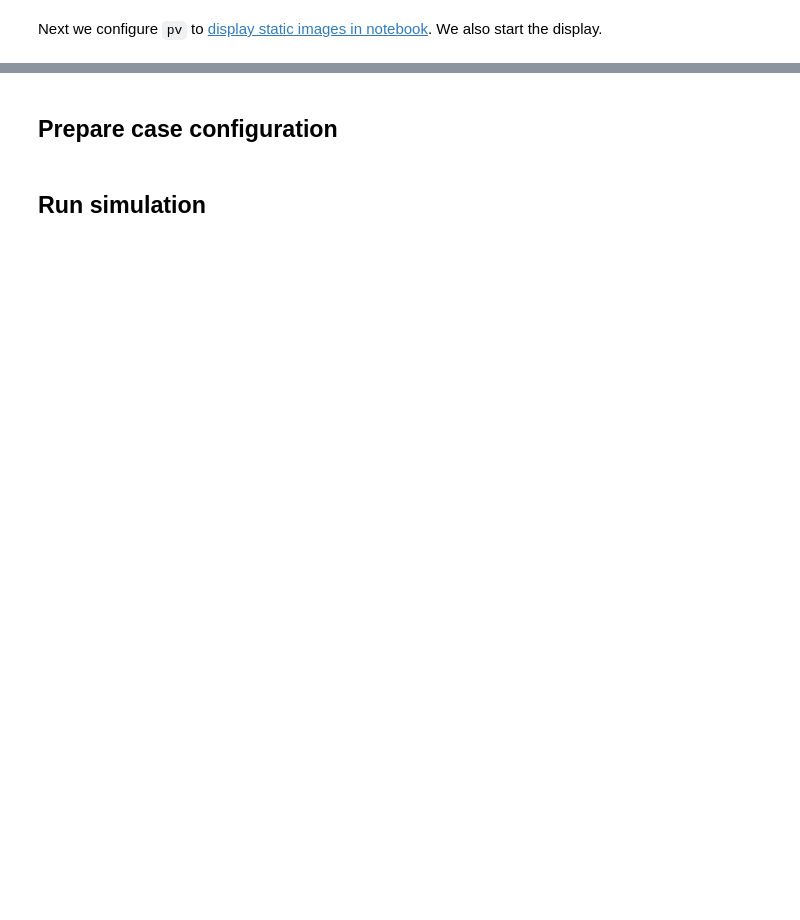
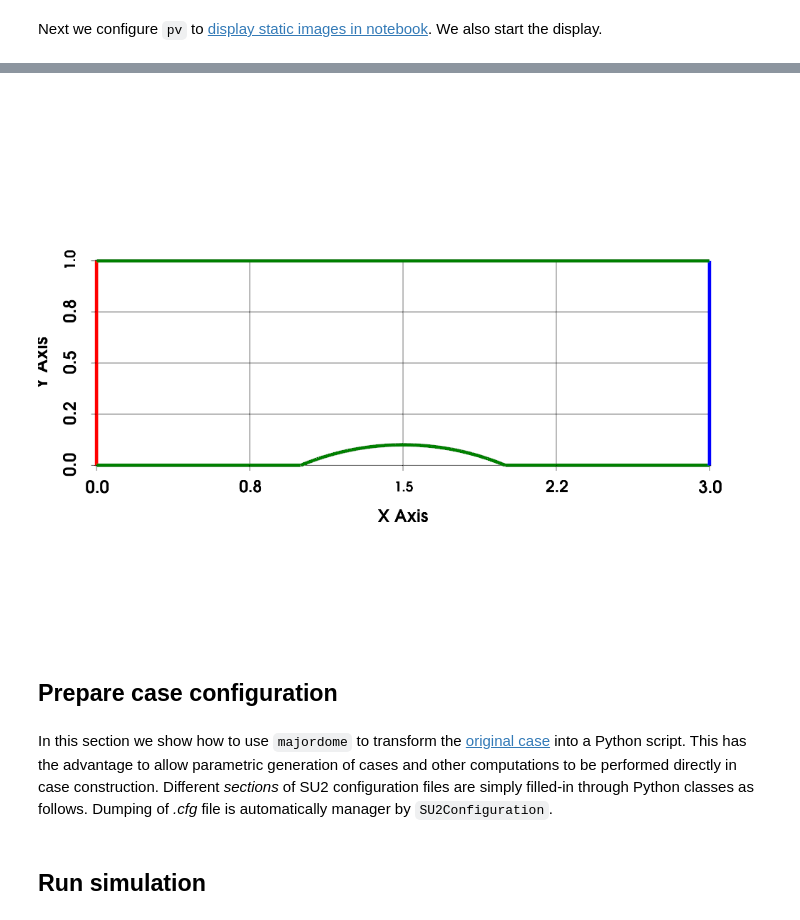
Before and after one commit to wallytutor/cfd-pour-tous-su2, a Jupyter notebook: src/01-compressible_flow-inviscid_bump/case.ipynb, the cells around one changed output, grey strips where cells are left out. Cells and saved outputs as stored; diff of their text form; code cells hidden in the pictures; blank space fills up the shorter version.

```diff
--- a/src/01-compressible_flow-inviscid_bump/case.ipynb
+++ b/src/01-compressible_flow-inviscid_bump/case.ipynb
@@ -15,5 +69,38 @@ from majordome.su2.groups import *
+# %%
+all_tags = grid.cell_data["su2:tag"]
+external = grid.copy().remove_cells(all_tags == 0)
+all_tags = external.cell_data["su2:tag"]
+
+tag_inlet      = external.copy().remove_cells(all_tags != 1)
+tag_lower_wall = external.copy().remove_cells(all_tags != 2)
+tag_outlet     = external.copy().remove_cells(all_tags != 3)
+tag_upper_wall = external.copy().remove_cells(all_tags != 4)
+
+p = pv.Plotter()
+# p.add_mesh(grid.copy(), show_edges=True, color="w")
+p.add_mesh(tag_inlet,      color="r", show_edges=True, line_width=5)
+p.add_mesh(tag_lower_wall, color="g", show_edges=True, line_width=5)
+p.add_mesh(tag_outlet,     color="b", show_edges=True, line_width=5)
+p.add_mesh(tag_upper_wall, color="g", show_edges=True, line_width=5)
+
+
+# p.add_axes()
+# p.show(cpos=cpos)
+
+p.show_grid(color="k")
+# p.set_background(color="k")
+p.reset_camera()
+# p.camera.zoom("tight")
+p.camera_position = cpos
+p.camera.parallel_scale *= 1.2
+
+p.show()
+# %% [output]
+[figure, added]
 # %% [markdown]
 ## Prepare case configuration
+# %% [markdown]
+In this section we show how to use `majordome` to transform the [original case](https://github.com/su2code/Tutorials/tree/master/compressible_flow/Inviscid_Bump) into a Python script. This has the advantage to allow parametric generation of cases and other computations to be performed directly in case construction. Different *sections* of SU2 configuration files are simply filled-in through Python classes as follows. Dumping of *.cfg* file is automatically manager by `SU2Configuration`.
 # %%
 conf = SU2Configuration(
     problem = ProblemDefinition(
```
Also changed, not shown: parts of 8 cells of this notebook, 1 other file.
